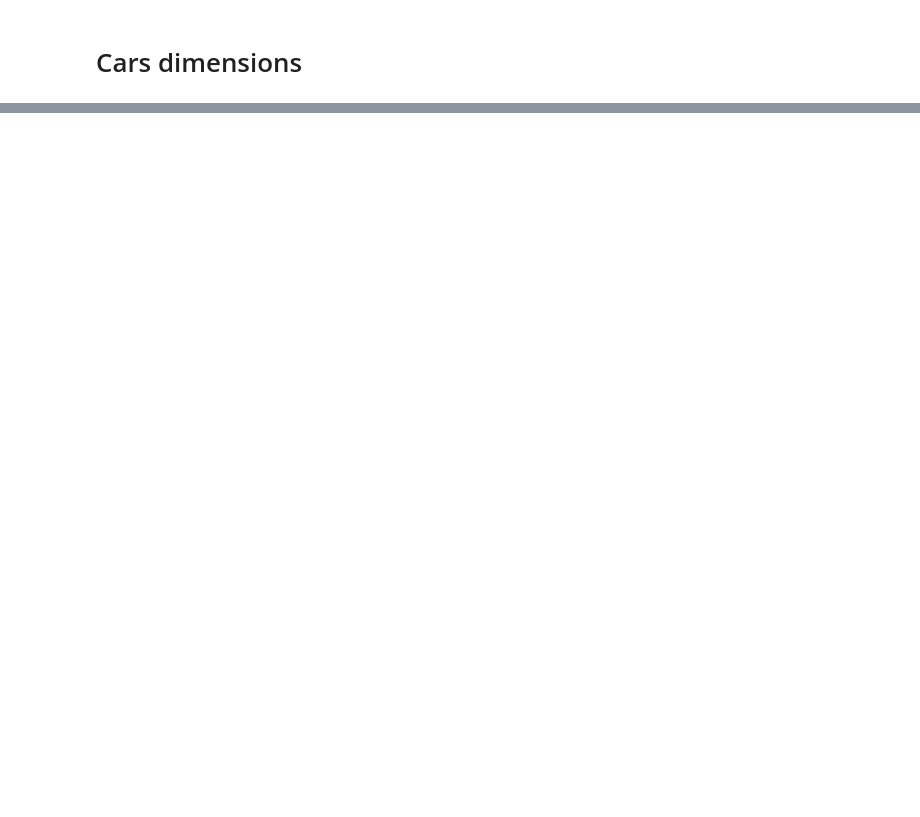
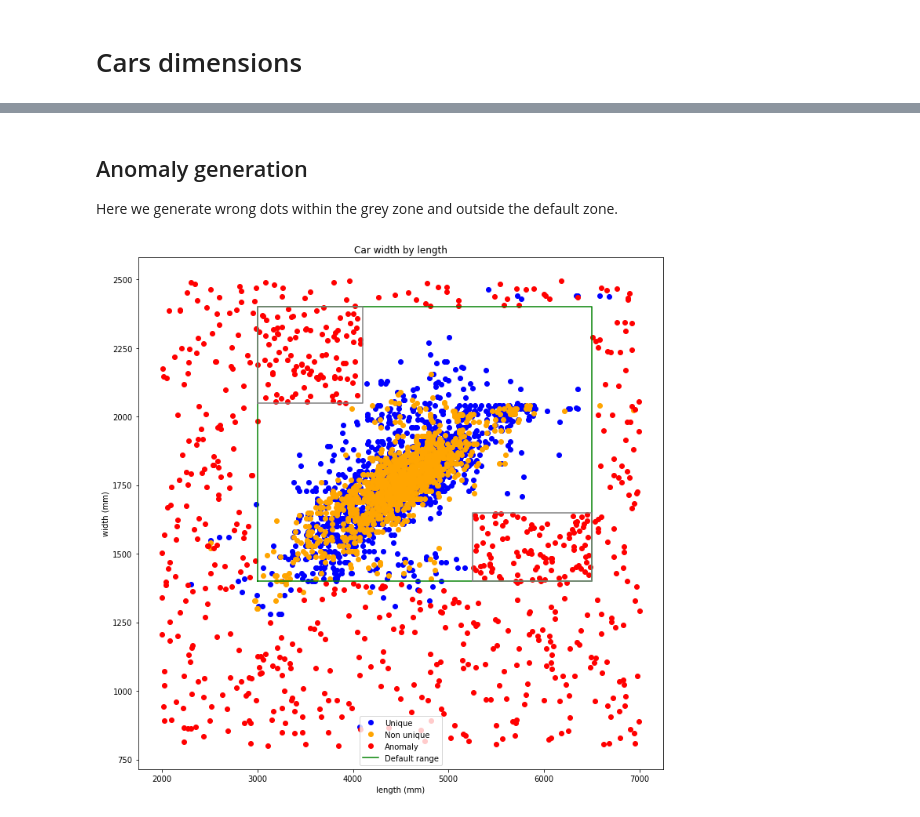
Before and after one commit to ychalier/anomaly, a Jupyter notebook: cars.ipynb, the cells around one changed output, grey strips where cells are left out. Saved outputs shown, nothing was run; the diff lists cells and outputs as text; code cells hidden in the pictures; blank space fills up the shorter version.

```diff
--- a/cars.ipynb
+++ b/cars.ipynb
@@ -25,0 +69,51 @@ plt.show()
+# %% [markdown]
+## Anomaly generation
+
+Here we generate wrong dots within the grey zone and outside the default zone.
+# %%
+def is_in(dot, zone):
+    x, y = dot
+    minx, maxx = zone[0][:2]
+    miny, maxy = zone[1][1:3]
+    if x < minx or x > maxx or y < miny or y > maxy:
+        return False
+    return True
+
+def generate_dots(zone, n, deadzone=None):
+    minx, maxx = zone[0][:2]
+    miny, maxy = zone[1][1:3]
+    dots = []
+    while len(dots) < n:
+        dot = rd.randint(minx, maxx), rd.randint(miny, maxy)
+        if deadzone is None or not is_in(dot, deadzone):
+            dots.append(dot)
+    return dots
+
+display_zone = rect_range((2000, 7000), (800, 2500))
+
+wrong_dots = generate_dots(grey_zone_a, 100)\
+            + generate_dots(grey_zone_b, 100)\
+            + generate_dots(display_zone, 500, green_zone)
+# %%
+plt.figure(figsize=(12, 12))
+
+plt.plot([p[0] for p in unique], [p[1] for p in unique],
+         'o', label='Unique', c='blue')
+plt.plot([p[0] for p in non_unique], [p[1] for p in non_unique],
+         'o', label='Non unique', c='orange')
+plt.plot([p[0] for p in wrong_dots], [p[1] for p in wrong_dots],
+         'o', label='Anomaly', c='red')
+plt.plot(green_zone[0], green_zone[1],
+         label='Default range', c='green')
+plt.plot(grey_zone_a[0], grey_zone_a[1],
+         c='grey')
+plt.plot(grey_zone_b[0], grey_zone_b[1],
+         c='grey')
+
+plt.title("Car width by length")
+plt.xlabel("length (mm)")
+plt.ylabel("width (mm)")
+plt.legend(loc='best')
+plt.show()
+# %% [output]
+[figure, added]
```
Also changed, not shown: parts of 7 cells of this notebook.
